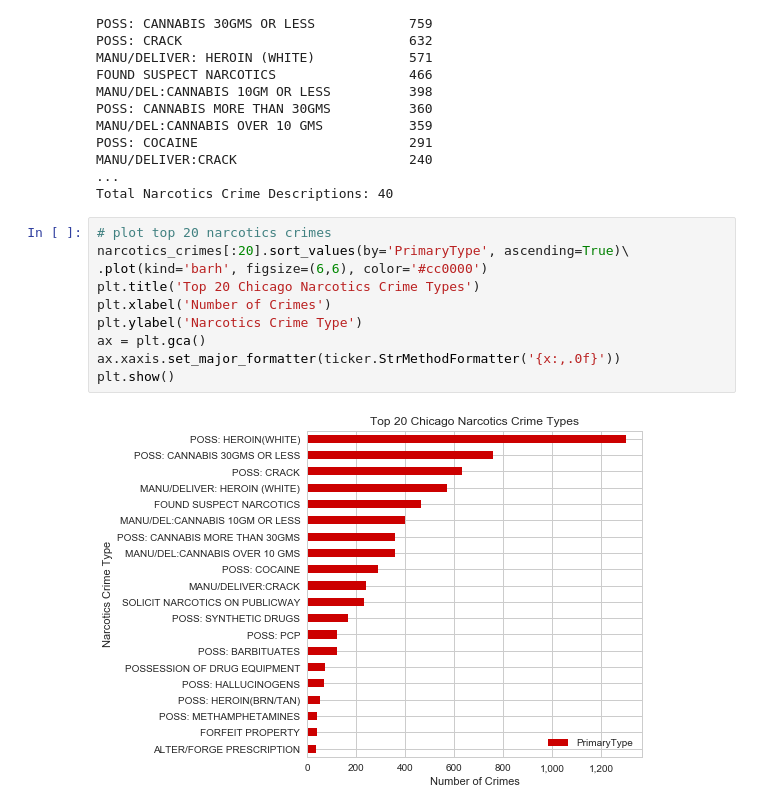
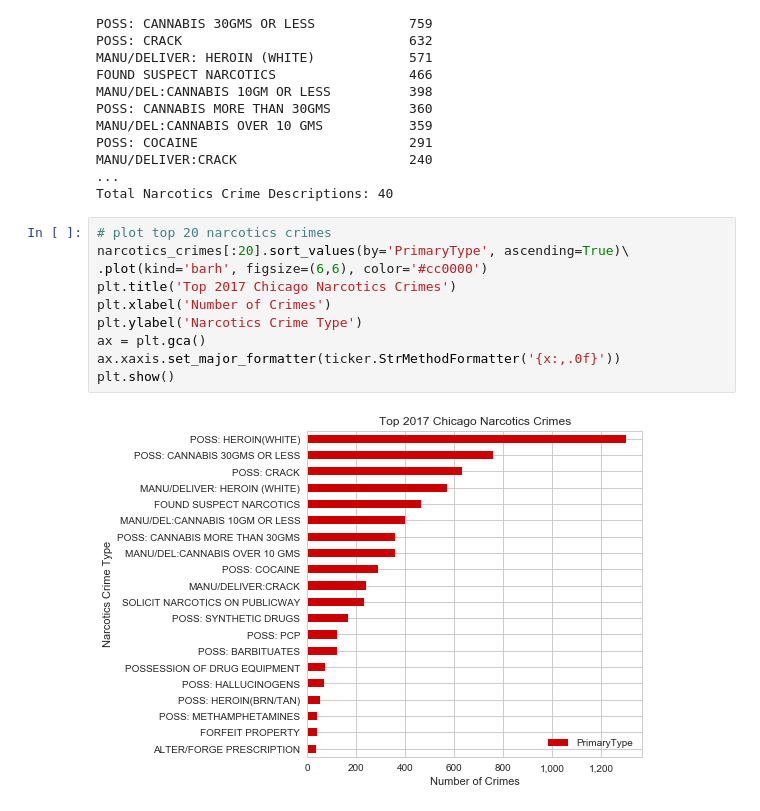
Before and after one commit to RandomFractals/ChicagoCrimes, a Jupyter notebook: notebooks/csv-data-preview.ipynb, the cells around one changed output. Saved outputs shown, nothing was run; the diff lists cells and outputs as text.

Commit message:
last title change for the 2017 chicago narcotics crimes chart

```diff
--- a/notebooks/csv-data-preview.ipynb
+++ b/notebooks/csv-data-preview.ipynb
@@ -231,12 +231,12 @@ Total Narcotics Crime Descriptions: 40
 # %%
 # plot top 20 narcotics crimes
 narcotics_crimes[:20].sort_values(by='PrimaryType', ascending=True)\
 .plot(kind='barh', figsize=(6,6), color='#cc0000')
-plt.title('Top 20 Chicago Narcotics Crime Types')
+plt.title('Top 2017 Chicago Narcotics Crimes')
 plt.xlabel('Number of Crimes')
 plt.ylabel('Narcotics Crime Type')
 ax = plt.gca()
 ax.xaxis.set_major_formatter(ticker.StrMethodFormatter('{x:,.0f}'))
 plt.show()
 # %% [output]
-[figure, old version]
+[figure, new version]
```
